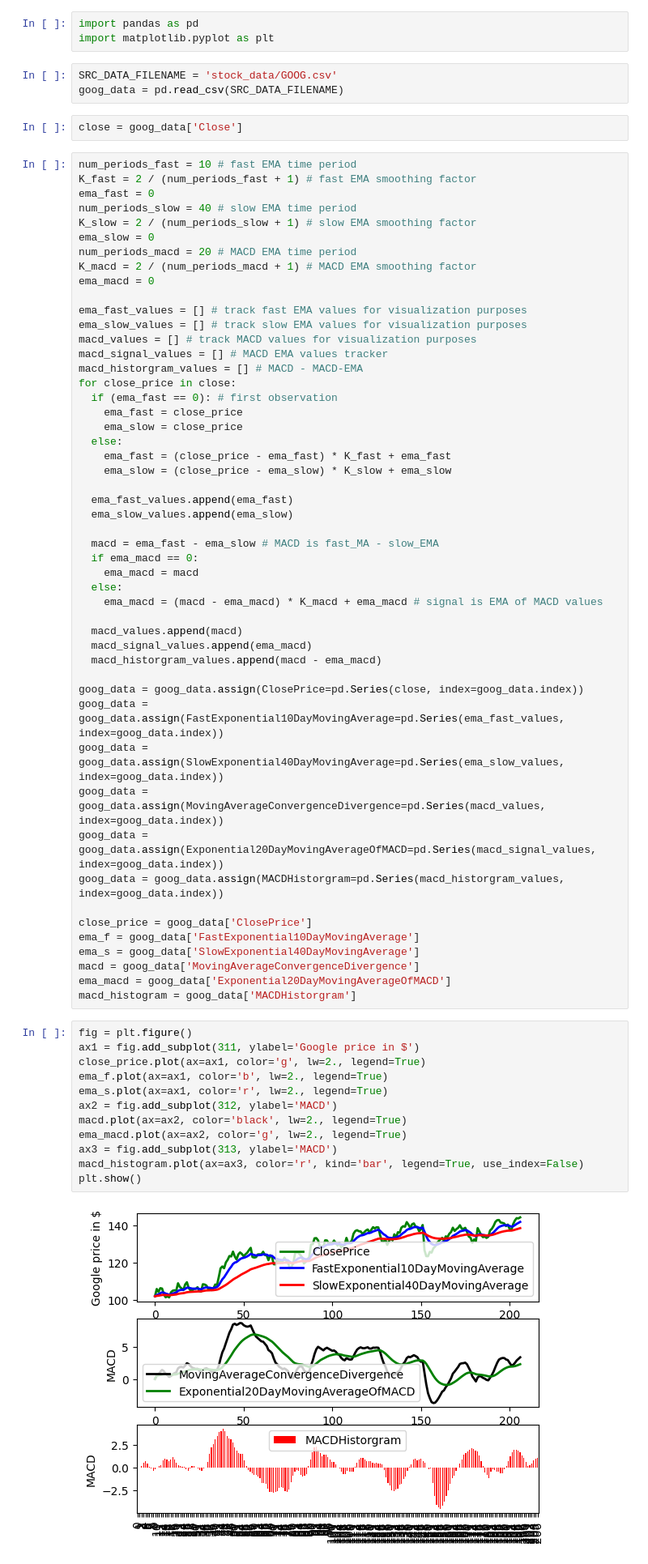
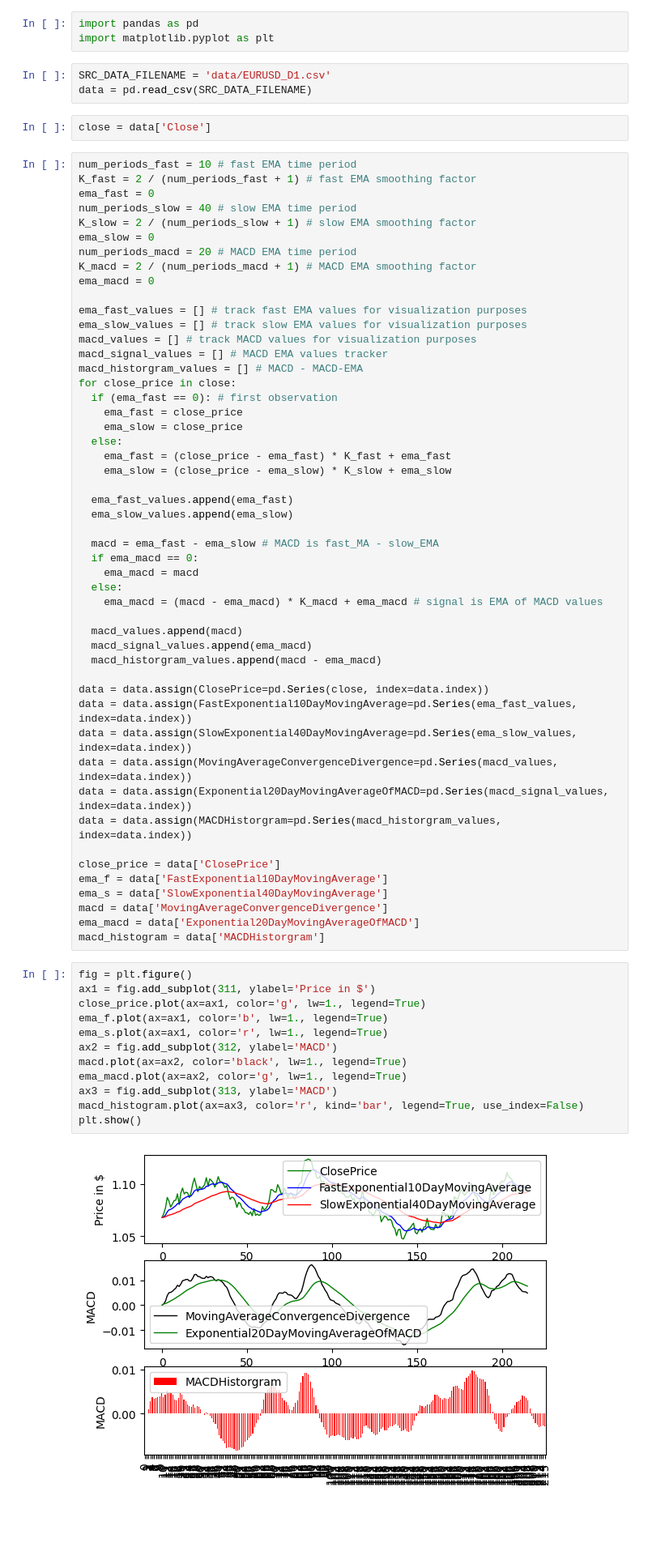
Before and after one commit to nazimboudeffa/trading-algorithmic-python, a Jupyter notebook: notebooks/macd.ipynb, the cells around one changed output. Shown at 81% size. Saved outputs shown, nothing was run; the diff lists cells and outputs as text; blank space fills up the shorter version.

```diff
--- a/notebooks/macd.ipynb
+++ b/notebooks/macd.ipynb
@@ -18,10 +18,10 @@ MACD Histogram = MACD - SignalLine
 import pandas as pd
 import matplotlib.pyplot as plt
 # %%
-SRC_DATA_FILENAME = 'stock_data/GOOG.csv'
-goog_data = pd.read_csv(SRC_DATA_FILENAME)
+SRC_DATA_FILENAME = 'data/EURUSD_D1.csv'
+data = pd.read_csv(SRC_DATA_FILENAME)
 # %%
-close = goog_data['Close']
+close = data['Close']
 # %%
 num_periods_fast = 10 # fast EMA time period
 K_fast = 2 / (num_periods_fast + 1) # fast EMA smoothing factor
@@ -59,30 +59,30 @@ for close_price in close:
   macd_signal_values.append(ema_macd)
   macd_historgram_values.append(macd - ema_macd)
 
-goog_data = goog_data.assign(ClosePrice=pd.Series(close, index=goog_data.index))
-goog_data = goog_data.assign(FastExponential10DayMovingAverage=pd.Series(ema_fast_values, index=goog_data.index))
-goog_data = goog_data.assign(SlowExponential40DayMovingAverage=pd.Series(ema_slow_values, index=goog_data.index))
-goog_data = goog_data.assign(MovingAverageConvergenceDivergence=pd.Series(macd_values, index=goog_data.index))
-goog_data = goog_data.assign(Exponential20DayMovingAverageOfMACD=pd.Series(macd_signal_values, index=goog_data.index))
-goog_data = goog_data.assign(MACDHistorgram=pd.Series(macd_historgram_values, index=goog_data.index))
+data = data.assign(ClosePrice=pd.Series(close, index=data.index))
+data = data.assign(FastExponential10DayMovingAverage=pd.Series(ema_fast_values, index=data.index))
+data = data.assign(SlowExponential40DayMovingAverage=pd.Series(ema_slow_values, index=data.index))
+data = data.assign(MovingAverageConvergenceDivergence=pd.Series(macd_values, index=data.index))
+data = data.assign(Exponential20DayMovingAverageOfMACD=pd.Series(macd_signal_values, index=data.index))
+data = data.assign(MACDHistorgram=pd.Series(macd_historgram_values, index=data.index))
 
-close_price = goog_data['ClosePrice']
-ema_f = goog_data['FastExponential10DayMovingAverage']
-ema_s = goog_data['SlowExponential40DayMovingAverage']
-macd = goog_data['MovingAverageConvergenceDivergence']
-ema_macd = goog_data['Exponential20DayMovingAverageOfMACD']
-macd_histogram = goog_data['MACDHistorgram']
+close_price = data['ClosePrice']
+ema_f = data['FastExponential10DayMovingAverage']
+ema_s = data['SlowExponential40DayMovingAverage']
+macd = data['MovingAverageConvergenceDivergence']
+ema_macd = data['Exponential20DayMovingAverageOfMACD']
+macd_histogram = data['MACDHistorgram']
 # %%
 fig = plt.figure()
-ax1 = fig.add_subplot(311, ylabel='Google price in $')
-close_price.plot(ax=ax1, color='g', lw=2., legend=True)
-ema_f.plot(ax=ax1, color='b', lw=2., legend=True)
-ema_s.plot(ax=ax1, color='r', lw=2., legend=True)
+ax1 = fig.add_subplot(311, ylabel='Price in $')
+close_price.plot(ax=ax1, color='g', lw=1., legend=True)
+ema_f.plot(ax=ax1, color='b', lw=1., legend=True)
+ema_s.plot(ax=ax1, color='r', lw=1., legend=True)
 ax2 = fig.add_subplot(312, ylabel='MACD')
-macd.plot(ax=ax2, color='black', lw=2., legend=True)
-ema_macd.plot(ax=ax2, color='g', lw=2., legend=True)
+macd.plot(ax=ax2, color='black', lw=1., legend=True)
+ema_macd.plot(ax=ax2, color='g', lw=1., legend=True)
 ax3 = fig.add_subplot(313, ylabel='MACD')
 macd_histogram.plot(ax=ax3, color='r', kind='bar', legend=True, use_index=False)
 plt.show()
 # %% [output]
-[figure, old version]
+[figure, new version]
```
Also changed, not shown: 1 other file.
